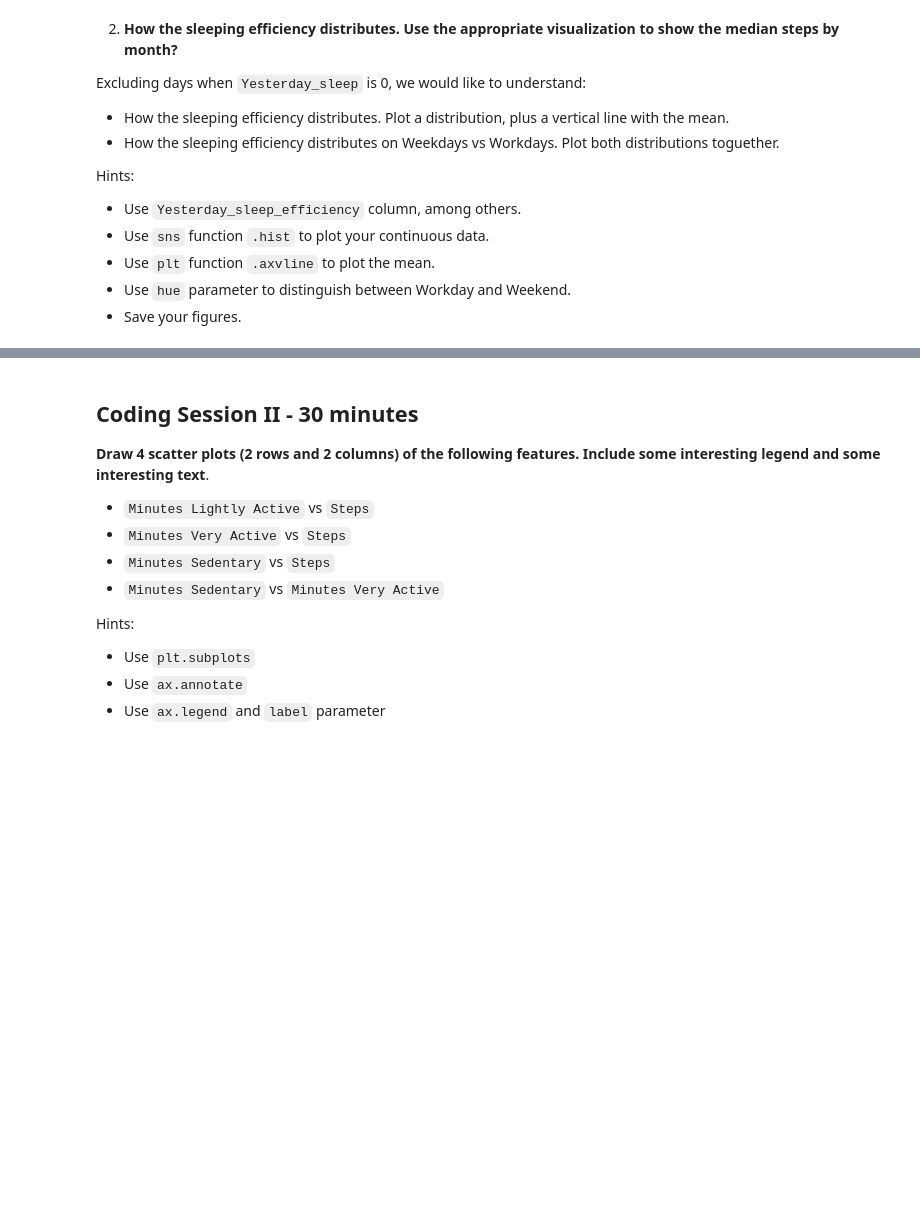
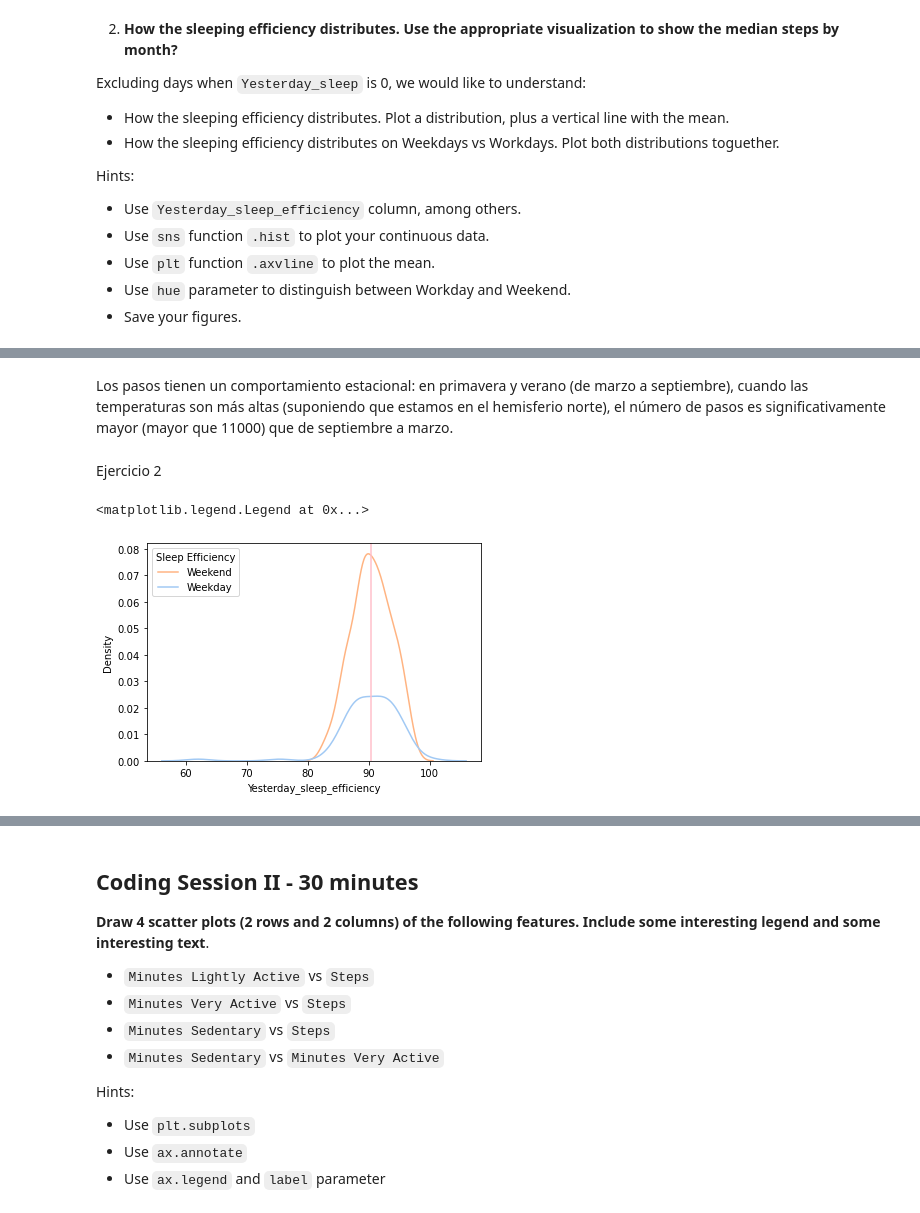
Before and after one commit to Ironhack-Data-Madrid-Marzo-2021/lab-visualization-extra, a Jupyter notebook: our_code.ipynb, the cells around one changed output, grey strips where cells are left out. Drawn from its saved outputs; the diff is of its cells as text; code cells hidden in the pictures; blank space fills up the shorter version.

Commit message:
ejercicio resuelto Unai, Canario y Juli

```diff
--- a/our_code.ipynb
+++ b/our_code.ipynb
@@ -52,0 +68,14 @@ Hints:
+# %% [markdown]
+Los pasos tienen un comportamiento estacional: en primavera y verano (de marzo a septiembre), cuando las temperaturas son más altas (suponiendo que estamos en el hemisferio norte), el número de pasos es significativamente mayor (mayor que 11000) que de septiembre a marzo.
+# %% [markdown]
+Ejercicio 2
+# %%
+%matplotlib inline
+fitbit_ = fitbit[fitbit["Yesterday_sleep"] != 0]
+plot = sns.kdeplot(x=fitbit_.Yesterday_sleep_efficiency, hue=fitbit_.Work_or_Weekend, palette="pastel")
+plot.axvline(x=fitbit_.Yesterday_sleep_efficiency.mean(), c="pink", label="mean")
+
+plt.legend(title='Sleep Efficiency', loc='upper left', labels=['Weekend', 'Weekday'])
+# %% [output]
+<matplotlib.legend.Legend at 0x...>
+[figure, added]
```
Also changed, not shown: parts of 10 cells of this notebook, 2 other files.
